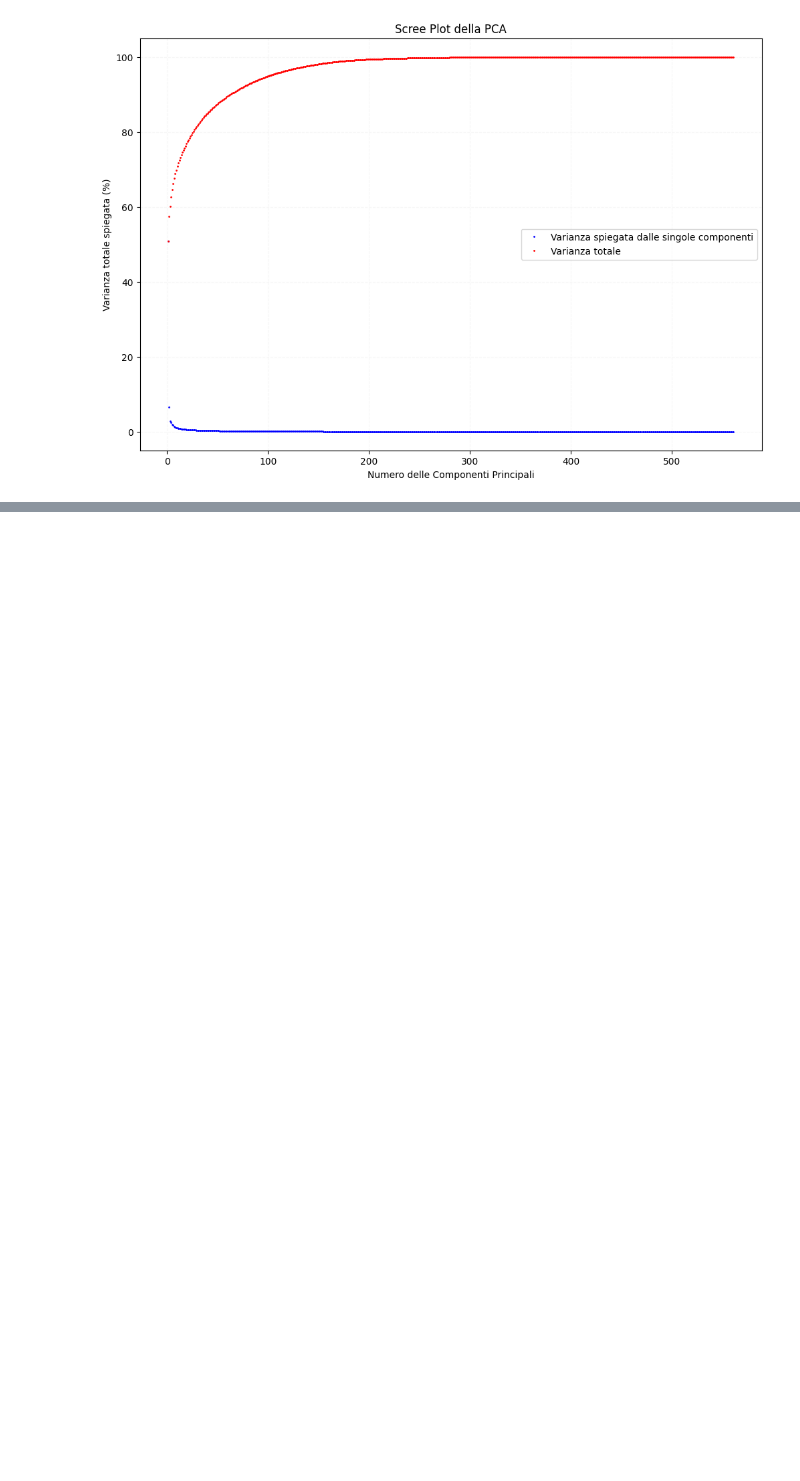
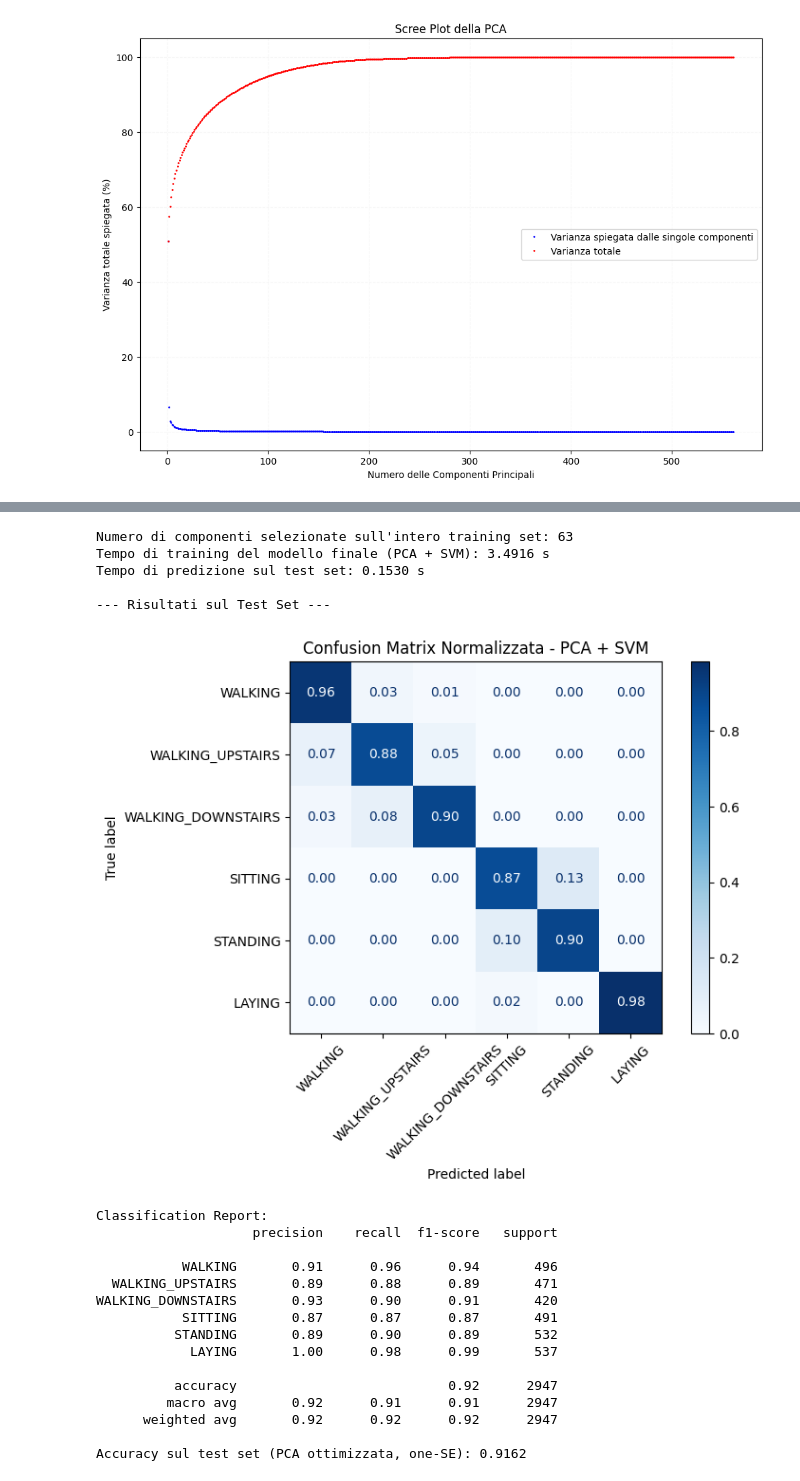
Before and after one commit to quiggiu/human-activity-recognition-with-pca-and-svm-classifier, a Jupyter notebook: human_activity_recognition.ipynb, the cells around one changed output, grey strips where cells are left out. Cells and saved outputs as stored; diff of their text form; code cells hidden in the pictures; blank space fills up the shorter version.

Commit message:
correzione leakage su modello baseline, introdotte labels testuali e heatmap confusion matrix

```diff
--- a/human_activity_recognition.ipynb
+++ b/human_activity_recognition.ipynb
@@ -45,6 +45,15 @@ base_path= 'UCI HAR Dataset/'
 features= pd.read_csv(f'{base_path}features.txt', sep=r'\s+', header=None, names=['index', 'feature_name'])
 feature_names= features['feature_name'].tolist()
 
+activity_labels = pd.read_csv(
+    f'{base_path}activity_labels.txt', sep=r'\s+', header=None,
+    names=['id', 'activity']
+)
+# dizionario {1: 'WALKING', 2: 'WALKING_UPSTAIRS', ...}
+label_map = dict(zip(activity_labels['id'], activity_labels['activity']))
+
+# lista ordinata per id crescente, da passare a target_names
+target_names = [label_map[i] for i in sorted(label_map)]
 
 # Conta tutte le feature per sapere in anticipo quali hanno duplicati
 conteggi= Counter(feature_names)
@@ -312,0 +285,62 @@ Accuracy sul test set (PCA ottimizzata, one-SE): 0.9162
+# %%
+# ------------------------------------------------------------
+# Fit finale: PCA (con la soglia scelta) su tutto il train, poi SVM
+# ------------------------------------------------------------
+t0_fit = time.time()
+
+pca_finale = PCA(n_components=best_params['varianza_soglia'], svd_solver='full', random_state=42)
+X_train_ridotto = pca_finale.fit_transform(X_train_normalizzato)
+X_test_ridotto  = pca_finale.transform(X_test_normalizzato)
+numero_componenti = pca_finale.n_components_
+
+final_model = SVC(C=best_params['C'], kernel=best_params['kernel'], gamma='scale')
+final_model.fit(X_train_ridotto, y_train.values.ravel())
+
+tempo_fit = time.time() - t0_fit
+
+t0_pred = time.time()
+y_test_pred = final_model.predict(X_test_ridotto)
+tempo_pred = time.time() - t0_pred
+
+print(f"\nNumero di componenti selezionate sull'intero training set: {numero_componenti}")
+print(f"Tempo di training del modello finale (PCA + SVM): {tempo_fit:.4f} s")
+print(f"Tempo di predizione sul test set: {tempo_pred:.4f} s")
+
+print("\n--- Risultati sul Test Set ---")
+
+cm_pca_norm = confusion_matrix(y_test, y_test_pred, normalize='true')
+
+fig, ax = plt.subplots(figsize=(8, 6))
+disp = ConfusionMatrixDisplay(confusion_matrix=cm_pca_norm, display_labels=target_names)
+disp.plot(ax=ax, cmap='Blues', values_format='.2f', xticks_rotation=45)
+ax.set_title('Confusion Matrix Normalizzata - PCA + SVM')
+plt.tight_layout()
+plt.show()
+
+print("\nClassification Report:")
+print(classification_report(y_test, y_test_pred,target_names=target_names))
+
+accuracy_pca = accuracy_score(y_test, y_test_pred)
+print(f"Accuracy sul test set (PCA ottimizzata, one-SE): {accuracy_pca:.4f}")
+# %% [output]
+Numero di componenti selezionate sull'intero training set: 63
+Tempo di training del modello finale (PCA + SVM): 3.4916 s
+Tempo di predizione sul test set: 0.1530 s
+
+--- Risultati sul Test Set ---
+[figure, added]
+Classification Report:
+                    precision    recall  f1-score   support
+
+           WALKING       0.91      0.96      0.94       496
+  WALKING_UPSTAIRS       0.89      0.88      0.89       471
+WALKING_DOWNSTAIRS       0.93      0.90      0.91       420
+           SITTING       0.87      0.87      0.87       491
+          STANDING       0.89      0.90      0.89       532
+            LAYING       1.00      0.98      0.99       537
+
+          accuracy                           0.92      2947
+         macro avg       0.92      0.91      0.91      2947
+      weighted avg       0.92      0.92      0.92      2947
+
+Accuracy sul test set (PCA ottimizzata, one-SE): 0.9162
```
Also changed, not shown: parts of 12 cells of this notebook.
